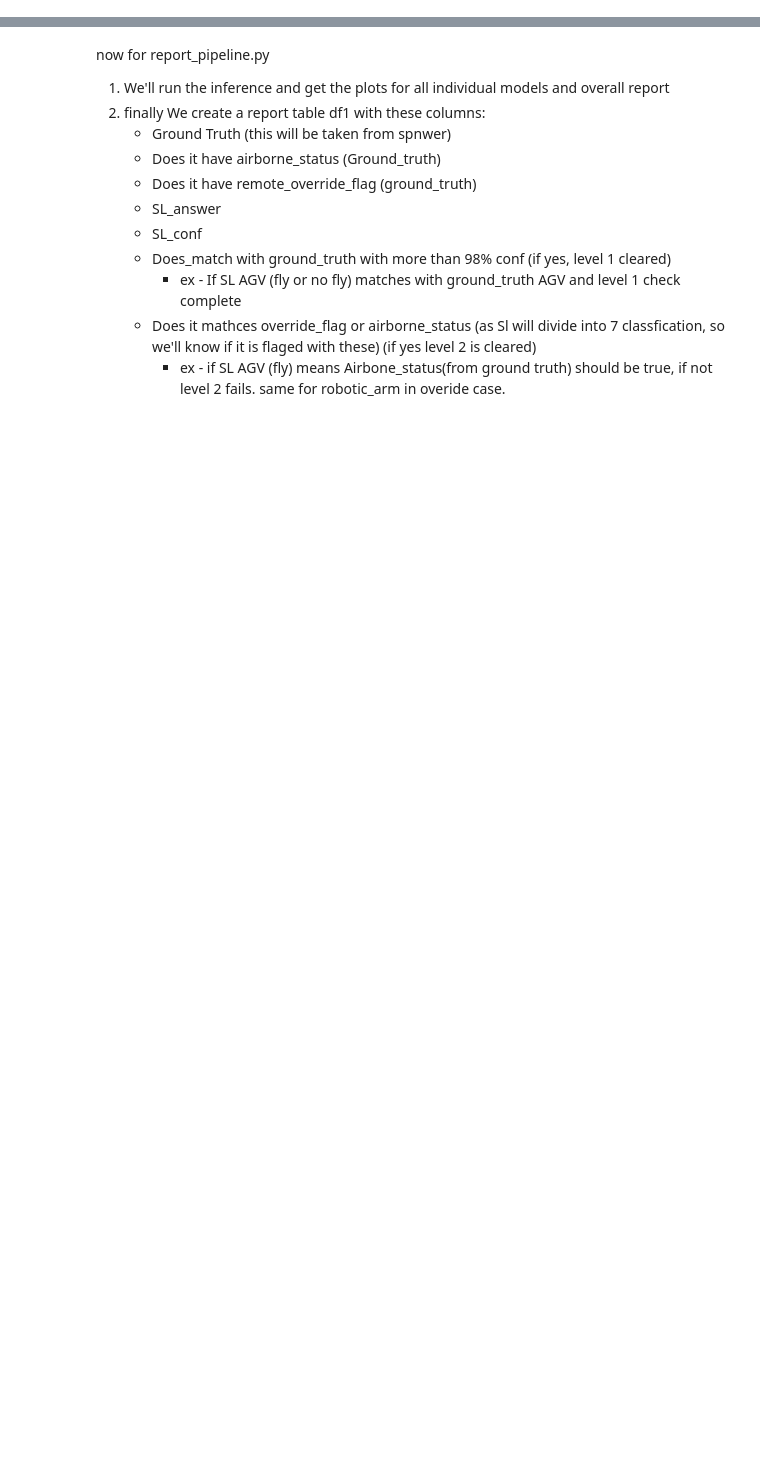
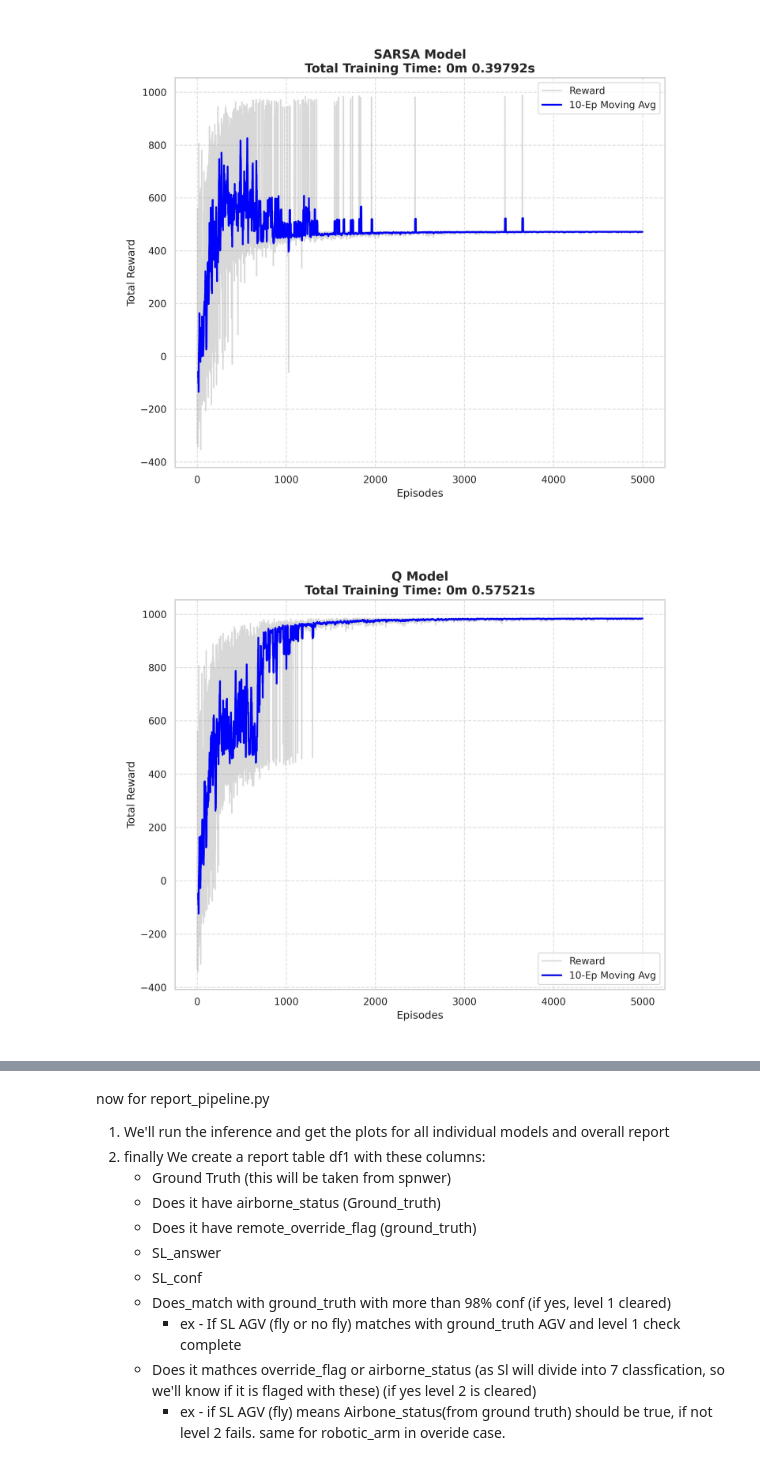
Before and after one commit to peeyushkumarmisra/Sentinel-CPS-Multi-Modal-Anomaly-Detection-for-Autonomous-Systems, a Jupyter notebook: Report.ipynb, the cells around one changed output, grey strips where cells are left out. Cells and saved outputs as stored; diff of their text form; code cells hidden in the pictures; blank space fills up the shorter version.

```diff
--- a/Report.ipynb
+++ b/Report.ipynb
@@ -2,0 +298,17 @@
+# %%
+from RL.train_rl_models import RLTraining
+from IPython.display import Image, display
+
+# REINFORCEMENT LEARNING PIPELINE
+# print("REINFORCEMENT LEARNING MODELS TRAINING......")
+# rl_trainer = RLTraining(episodes=5000, seed=SEED, plot_dir = PLOT_PATH, model_dir = MODEL_PATH)
+# rl_trainer.train_rl_models()
+# print("REINFORCEMENT LEARNING MODELS TRAINING COMPLETE")
+# Commented so unneccary print statements doesn't come up.
+
+display(Image(filename='PLOTS/sarsa_training_plot.jpeg'))
+display(Image(filename='PLOTS/q_training_plot.jpeg'))
+display(Image(filename='PLOTS/rl_model_comparison.jpeg'))
+# %% [output]
+[figure, added]
+[figure, added]
```
Also changed, not shown: parts of 32 cells of this notebook, 30 other files.
